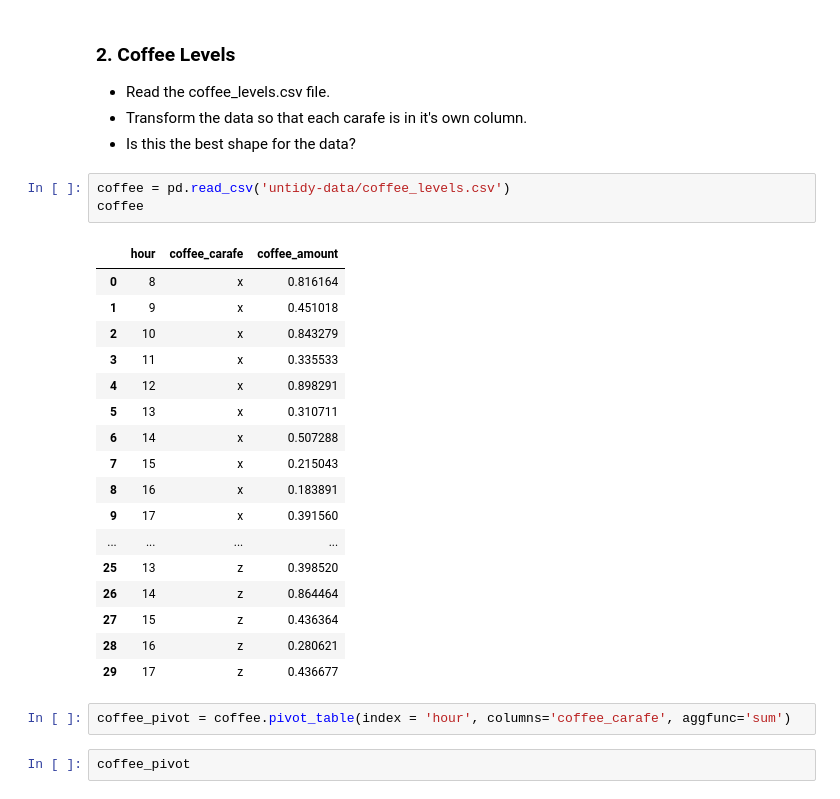
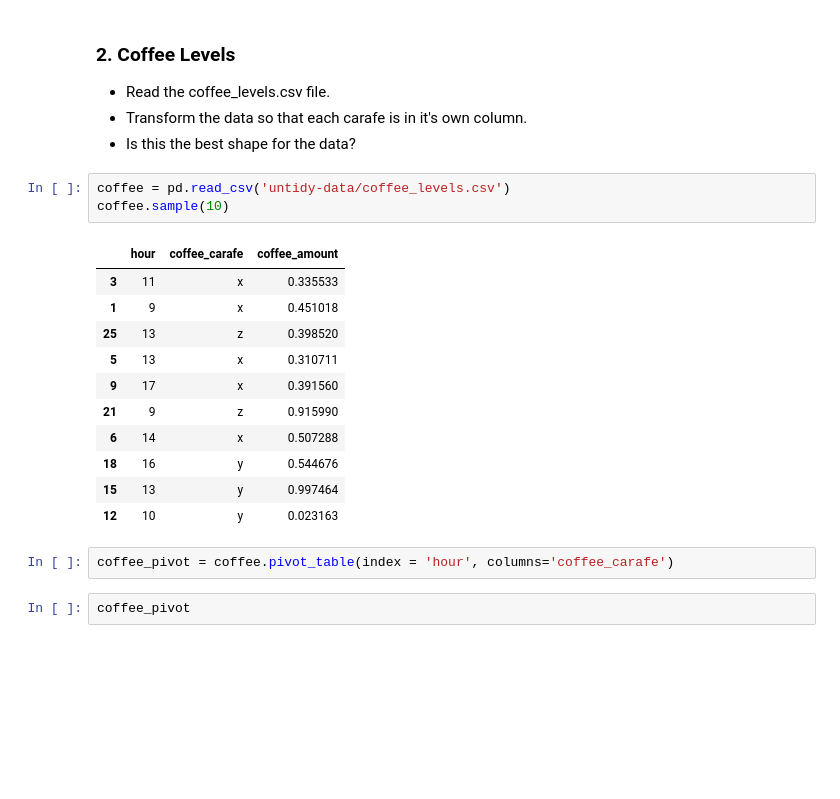
Before and after one commit to mdalton87/classification-exercises, a Jupyter notebook: tidy_data.ipynb, the cells around one changed output. Drawn from its saved outputs; the diff is of its cells as text; blank space fills up the shorter version.

```diff
--- a/tidy_data.ipynb
+++ b/tidy_data.ipynb
@@ -82,27 +71,21 @@ grade
 - Is this the best shape for the data?
 # %%
 coffee = pd.read_csv('untidy-data/coffee_levels.csv')
-coffee
+coffee.sample(10)
 # %% [output]
 |  | hour | coffee_carafe | coffee_amount |
-| 0 | 8 | x | 0.816164 |
+| 3 | 11 | x | 0.335533 |
 | 1 | 9 | x | 0.451018 |
-| 2 | 10 | x | 0.843279 |
-| 3 | 11 | x | 0.335533 |
-| 4 | 12 | x | 0.898291 |
+| 25 | 13 | z | 0.398520 |
 | 5 | 13 | x | 0.310711 |
+| 9 | 17 | x | 0.391560 |
+| 21 | 9 | z | 0.915990 |
 | 6 | 14 | x | 0.507288 |
-| 7 | 15 | x | 0.215043 |
-| 8 | 16 | x | 0.183891 |
-| 9 | 17 | x | 0.391560 |
-| ... | ... | ... | ... |
-| 25 | 13 | z | 0.398520 |
-| 26 | 14 | z | 0.864464 |
-| 27 | 15 | z | 0.436364 |
-| 28 | 16 | z | 0.280621 |
-| 29 | 17 | z | 0.436677 |
+| 18 | 16 | y | 0.544676 |
+| 15 | 13 | y | 0.997464 |
+| 12 | 10 | y | 0.023163 |
 # %%
-coffee_pivot = coffee.pivot_table(index = 'hour', columns='coffee_carafe', aggfunc='sum')
+coffee_pivot = coffee.pivot_table(index = 'hour', columns='coffee_carafe')
 # %%
 coffee_pivot
 # %% [output]
```
Also changed, not shown: parts of 24 cells of this notebook, 2 other files.
